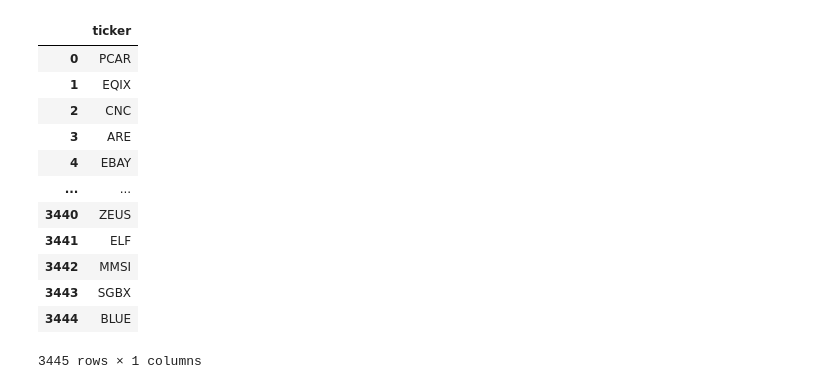
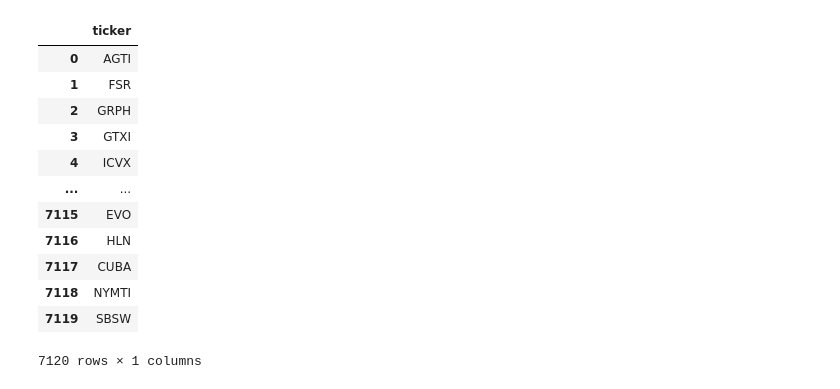
Before and after one commit to cmatoses/financialkeepcoders, a Jupyter notebook: bronze_ticker_quarterly_balance_sheet.ipynb, the cells around one changed output. Cells and saved outputs as stored; diff of their text form; code cells hidden in the pictures.

```diff
--- a/bronze_ticker_quarterly_balance_sheet.ipynb
+++ b/bronze_ticker_quarterly_balance_sheet.ipynb
@@ -27,28 +26,28 @@ dataset_to_save = 'bronze'
 # Conectamos con Bigquery
 bigquery = BigQueryUtils(key_path)
 # %%
-tickers = bigquery.run_query(
+unique_tickers = bigquery.run_query(
     f"""
     SELECT DISTINCT
         ticker
-    FROM {project}.{dataset}.{table}
+    FROM sara-carles-keepcoding.bronze.bronze_ticker_info
     """
 )
-tickers
+unique_tickers
 # %% [output]
 |  | ticker |
-| 0 | PCAR |
-| 1 | EQIX |
-| 2 | CNC |
-| 3 | ARE |
-| 4 | EBAY |
+| 0 | AGTI |
+| 1 | FSR |
+| 2 | GRPH |
+| 3 | GTXI |
+| 4 | ICVX |
 | ... | ... |
-| 3440 | ZEUS |
-| 3441 | ELF |
-| 3442 | MMSI |
-| 3443 | SGBX |
-| 3444 | BLUE |
+| 7115 | EVO |
+| 7116 | HLN |
+| 7117 | CUBA |
+| 7118 | NYMTI |
+| 7119 | SBSW |
-3445 rows × 1 columns
+7120 rows × 1 columns
 # %%
 import yfinance as yf
 import pandas as pd
```
Also changed, not shown: parts of 4 cells of this notebook, 2 other files.
